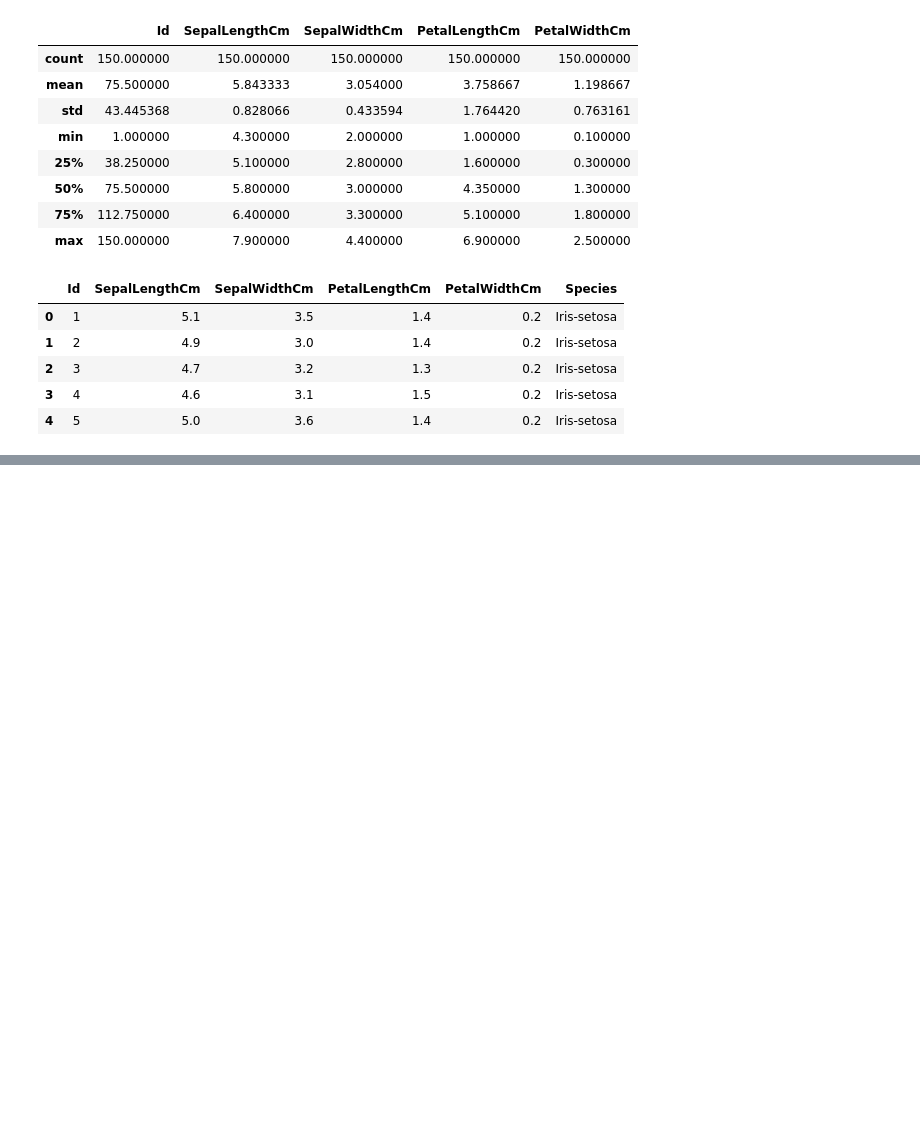
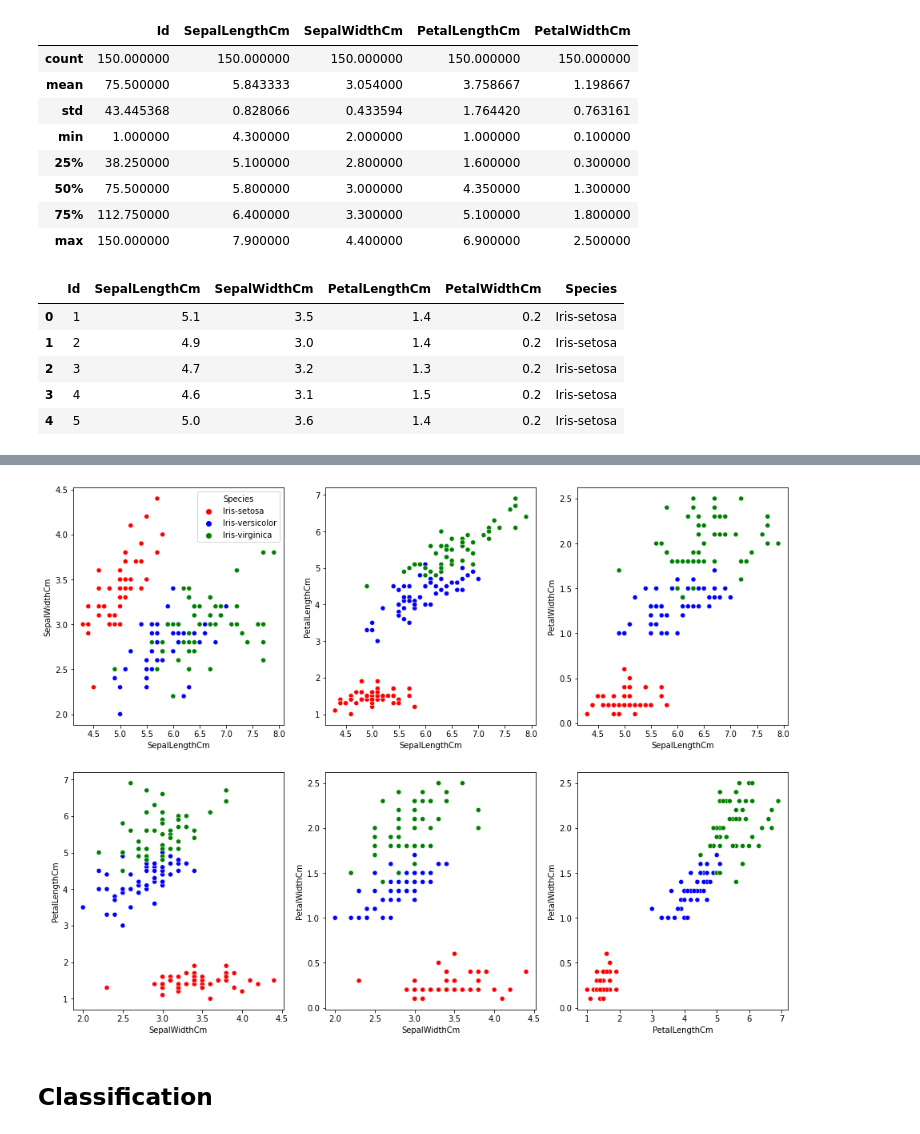
Before and after one commit to RaulRPrado/LearningDataScience, a Jupyter notebook: Iris/Classification.ipynb, the cells around one changed output, grey strips where cells are left out. Saved outputs shown, nothing was run; the diff lists cells and outputs as text; code cells hidden in the pictures; blank space fills up the shorter version.

```diff
--- a/Iris/Classification.ipynb
+++ b/Iris/Classification.ipynb
@@ -29,0 +66,21 @@ data.head()
+# %%
+# Plotting scatter plot 2-by-2
+feat_pairs = list(it.combinations(features, 2))
+
+fig, axs = plt.subplots(2, 3, figsize=(16, 12))
+axs = list(axs.flatten())
+
+for pair, ax in zip(feat_pairs, axs):
+    sns.scatterplot(
+        data=data,
+        x=pair[0],
+        y=pair[1],
+        hue='Species',
+        ax=ax,
+        palette=COLORS,
+        legend=(pair == feat_pairs[0])
+    )
+# %% [output]
+[figure, added]
+# %% [markdown]
+## Classification
```
Also changed, not shown: parts of 17 cells of this notebook.
